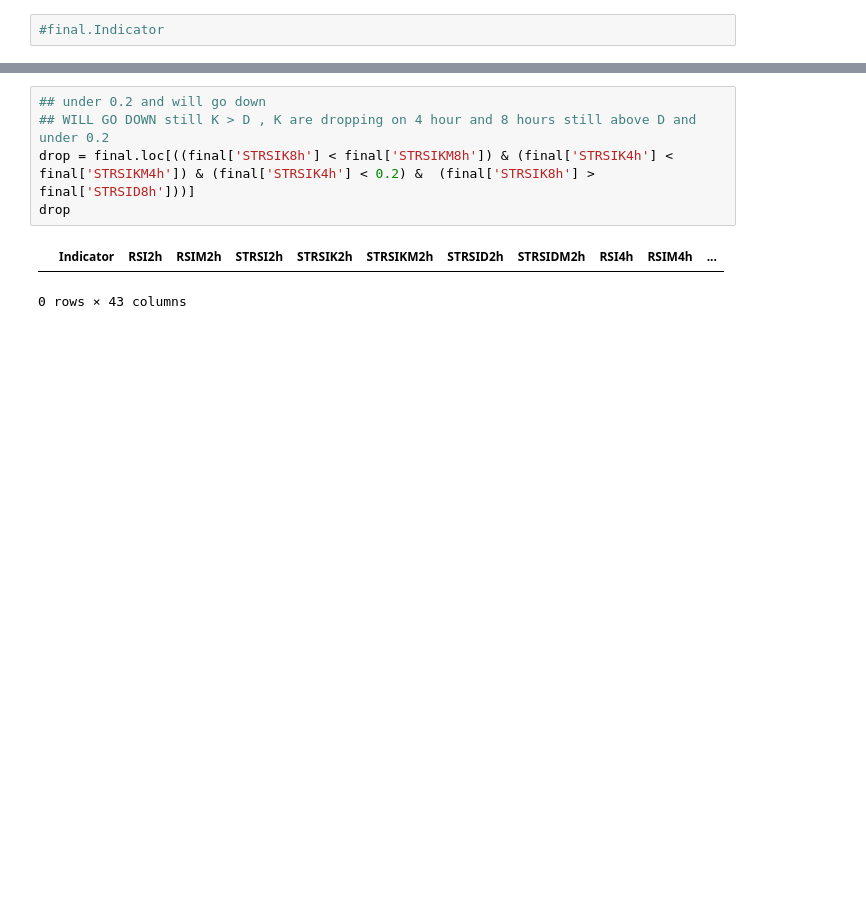
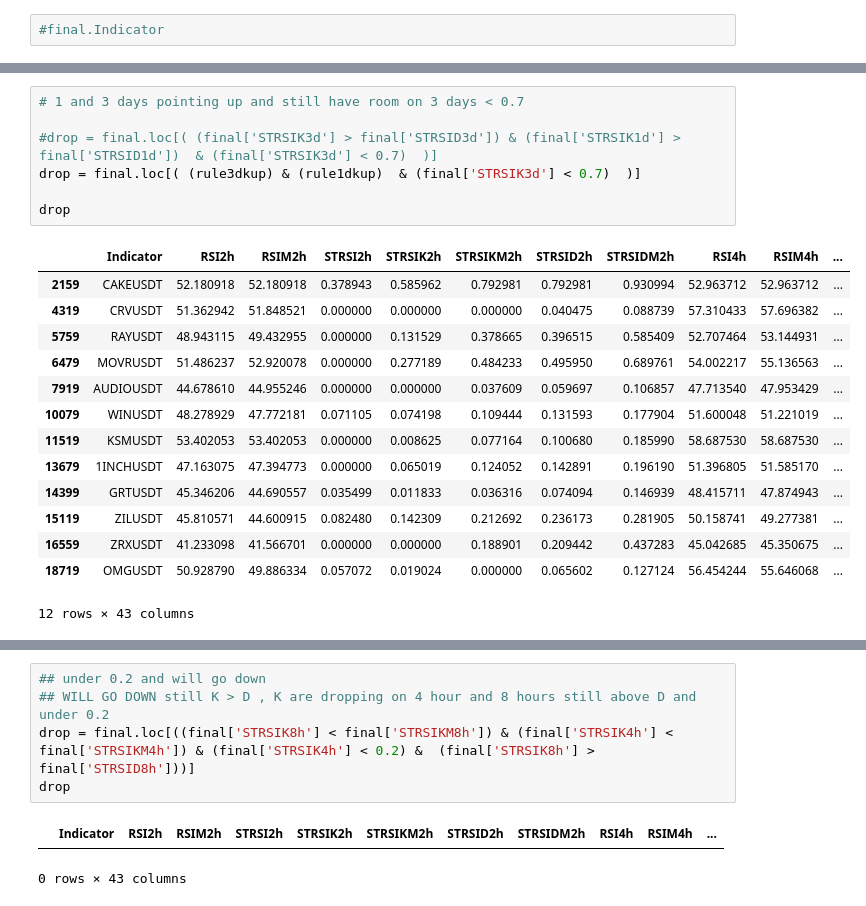
Before and after one commit to hjabbour/ML, a Jupyter notebook: HLST-FIXLIST-Direction.ipynb, the cells around one changed output, grey strips where cells are left out. Drawn from its saved outputs; the diff is of its cells as text; blank space fills up the shorter version.

```diff
--- a/HLST-FIXLIST-Direction.ipynb
+++ b/HLST-FIXLIST-Direction.ipynb
@@ -379,3 +379,25 @@ drop
+# %%
+# 1 and 3 days pointing up and still have room on 3 days < 0.7
+
+#drop = final.loc[( (final['STRSIK3d'] > final['STRSID3d']) & (final['STRSIK1d'] > final['STRSID1d'])  & (final['STRSIK3d'] < 0.7)  )]
+drop = final.loc[( (rule3dkup) & (rule1dkup)  & (final['STRSIK3d'] < 0.7)  )]
+
+drop
+# %% [output]
+|  | Indicator | RSI2h | RSIM2h | STRSI2h | STRSIK2h | STRSIKM2h | STRSID2h | STRSIDM2h | RSI4h | RSIM4h | ... |
+| 2159 | CAKEUSDT | 52.180918 | 52.180918 | 0.378943 | 0.585962 | 0.792981 | 0.792981 | 0.930994 | 52.963712 | 52.963712 | ... |
+| 4319 | CRVUSDT | 51.362942 | 51.848521 | 0.000000 | 0.000000 | 0.000000 | 0.040475 | 0.088739 | 57.310433 | 57.696382 | ... |
+| 5759 | RAYUSDT | 48.943115 | 49.432955 | 0.000000 | 0.131529 | 0.378665 | 0.396515 | 0.585409 | 52.707464 | 53.144931 | ... |
+| 6479 | MOVRUSDT | 51.486237 | 52.920078 | 0.000000 | 0.277189 | 0.484233 | 0.495950 | 0.689761 | 54.002217 | 55.136563 | ... |
+| 7919 | AUDIOUSDT | 44.678610 | 44.955246 | 0.000000 | 0.000000 | 0.037609 | 0.059697 | 0.106857 | 47.713540 | 47.953429 | ... |
+| 10079 | WINUSDT | 48.278929 | 47.772181 | 0.071105 | 0.074198 | 0.109444 | 0.131593 | 0.177904 | 51.600048 | 51.221019 | ... |
+| 11519 | KSMUSDT | 53.402053 | 53.402053 | 0.000000 | 0.008625 | 0.077164 | 0.100680 | 0.185990 | 58.687530 | 58.687530 | ... |
+| 13679 | 1INCHUSDT | 47.163075 | 47.394773 | 0.000000 | 0.065019 | 0.124052 | 0.142891 | 0.196190 | 51.396805 | 51.585170 | ... |
+| 14399 | GRTUSDT | 45.346206 | 44.690557 | 0.035499 | 0.011833 | 0.036316 | 0.074094 | 0.146939 | 48.415711 | 47.874943 | ... |
+| 15119 | ZILUSDT | 45.810571 | 44.600915 | 0.082480 | 0.142309 | 0.212692 | 0.236173 | 0.281905 | 50.158741 | 49.277381 | ... |
+| 16559 | ZRXUSDT | 41.233098 | 41.566701 | 0.000000 | 0.000000 | 0.188901 | 0.209442 | 0.437283 | 45.042685 | 45.350675 | ... |
+| 18719 | OMGUSDT | 50.928790 | 49.886334 | 0.057072 | 0.019024 | 0.000000 | 0.065602 | 0.127124 | 56.454244 | 55.646068 | ... |
+12 rows × 43 columns
 # %%
 # 12 H up down
 drop = final.loc[(rule12kdown & rule12RSIdown)]
```
Also changed, not shown: parts of 30 cells of this notebook, 4 other files.
